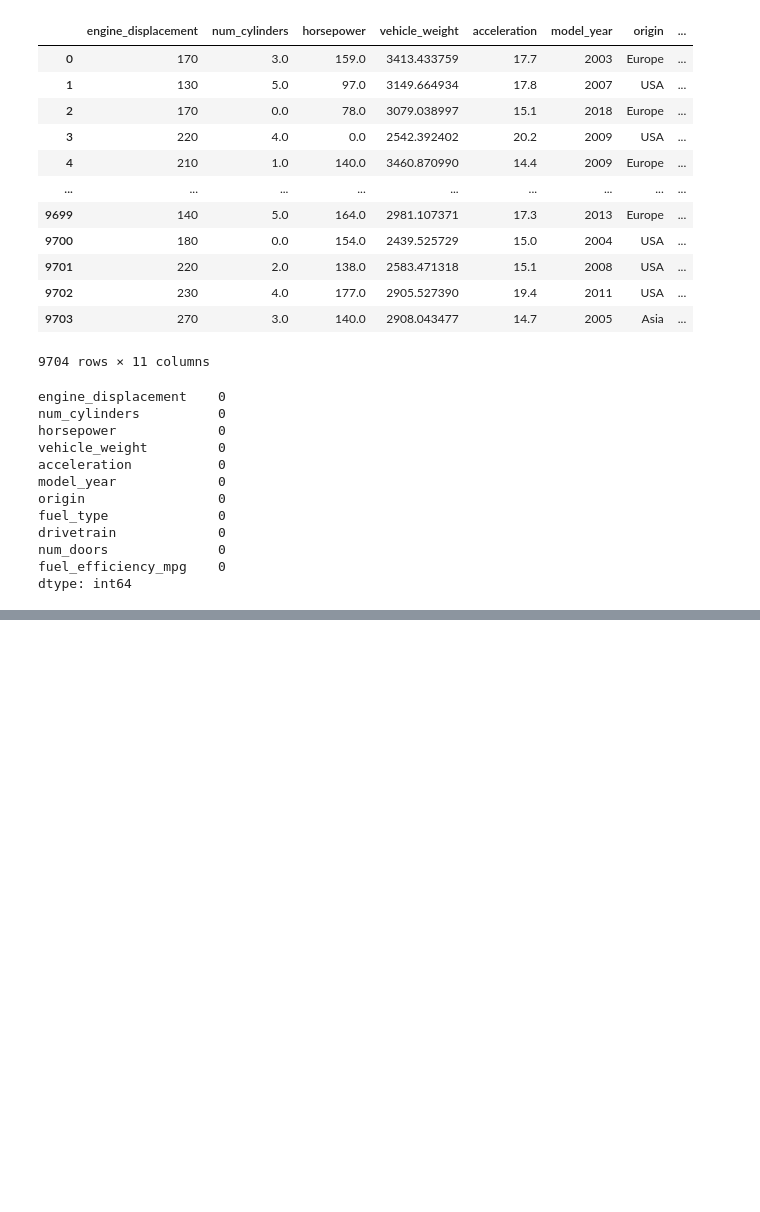
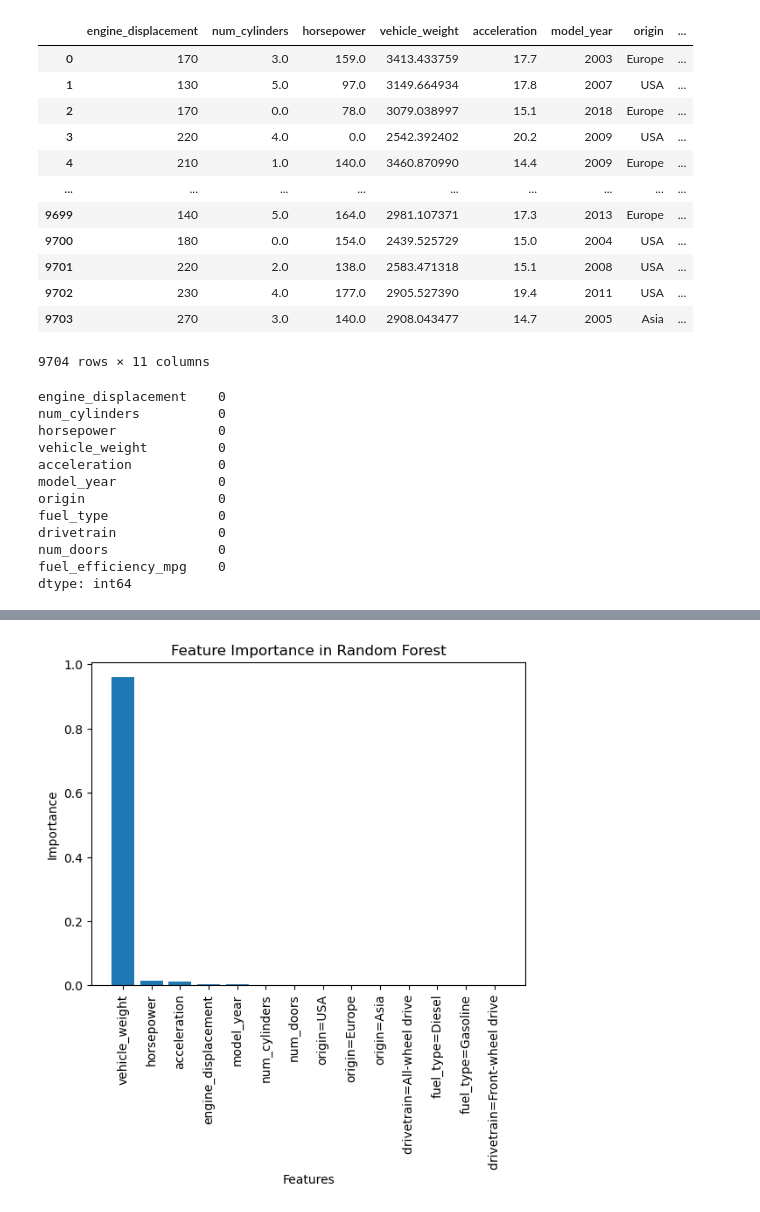
Before and after one commit to ayushsingh991399/Machine_learning_Bootcamp_2025, a Jupyter notebook: Homework_6.ipynb, the cells around one changed output, grey strips where cells are left out. Cells and saved outputs as stored; diff of their text form; code cells hidden in the pictures; blank space fills up the shorter version.

```diff
--- a/Homework_6.ipynb
+++ b/Homework_6.ipynb
@@ -108,0 +287,3 @@ test_dicts = df_test.to_dict(orient='records')
+# %%
+rf = RandomForestRegressor(n_estimators=10,max_depth=20, random_state=1,n_jobs=-1)
+rf.fit(X_train, y_train)
@@ -108,0 +292,3 @@ test_dicts = df_test.to_dict(orient='records')
+# %%
+importance = rf.feature_importances_
+importance
@@ -108,0 +300,3 @@ test_dicts = df_test.to_dict(orient='records')
+# %%
+features  = dv.get_feature_names_out().tolist()
+features
@@ -108,0 +318,3 @@ test_dicts = df_test.to_dict(orient='records')
+# %%
+important_features = pd.DataFrame({'feature': features, 'importance': importance}).sort_values(by='importance', ascending=False)
+important_features
@@ -108,0 +337,9 @@ test_dicts = df_test.to_dict(orient='records')
+# %%
+plt.bar(important_features['feature'], important_features['importance'])
+plt.xticks(rotation=90)
+plt.xlabel('Features')
+plt.ylabel('Importance')
+plt.title('Feature Importance in Random Forest')
+plt.show()
+# %% [output]
+[figure, added]
```
Also changed, not shown: parts of 32 cells of this notebook.
